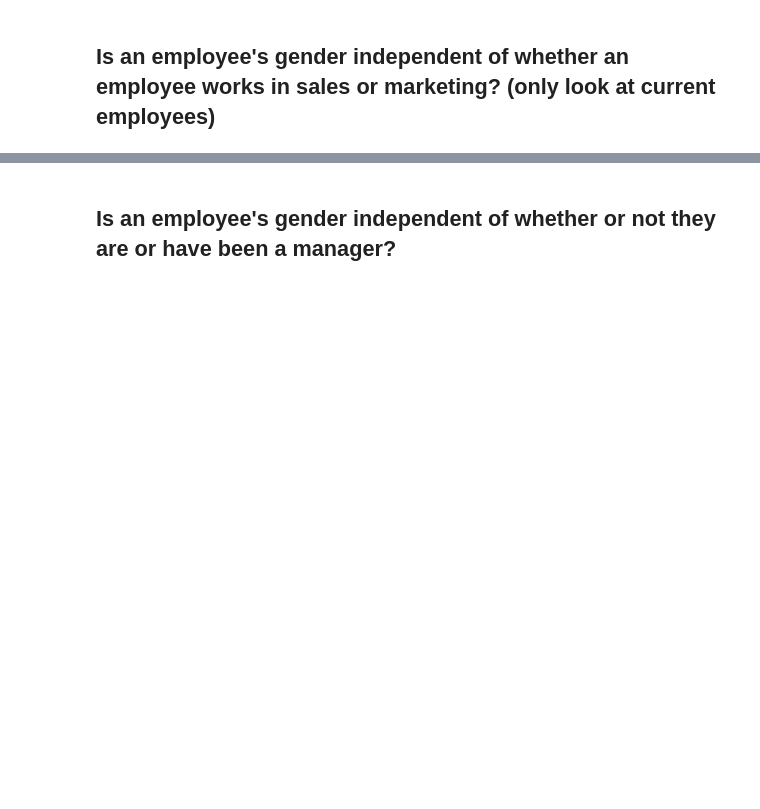
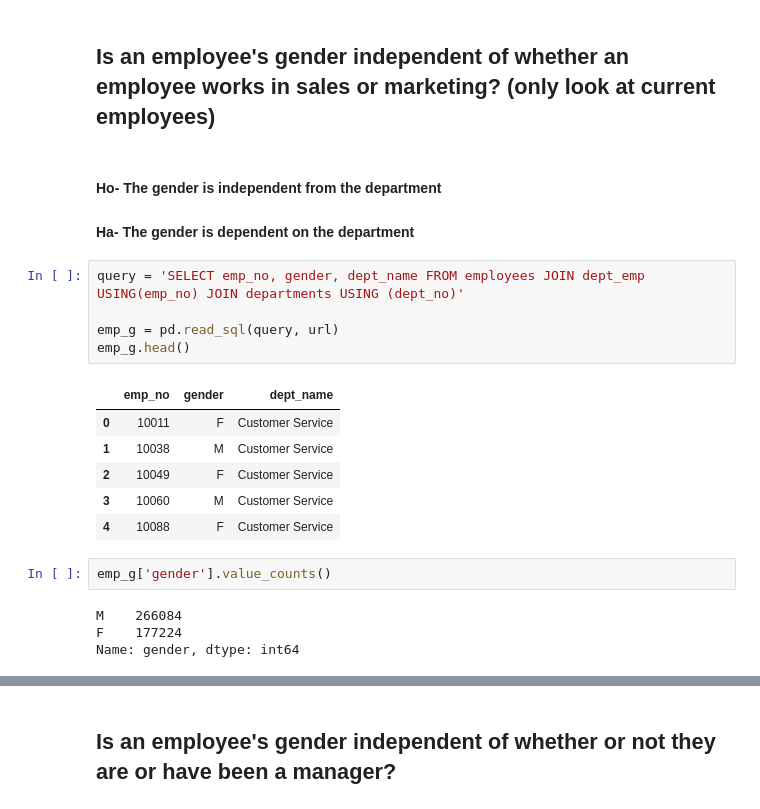
Before and after one commit to Andy-Jensen/statistics-exercises, a Jupyter notebook: hypothesis_testing.ipynb, the cells around one changed output, grey strips where cells are left out. Saved outputs shown, nothing was run; the diff lists cells and outputs as text; blank space fills up the shorter version.

```diff
--- a/hypothesis_testing.ipynb
+++ b/hypothesis_testing.ipynb
@@ -554,3 +700,24 @@ cddf
 # Use the data from the employees database to answer these questions:
 # %% [markdown]
 ## Is an employee's gender independent of whether an employee works in sales or marketing? (only look at current employees)
+# %% [markdown]
+#### Ho- The gender is independent from the department
+#### Ha- The gender is dependent on the department
+# %%
+query = 'SELECT emp_no, gender, dept_name FROM employees JOIN dept_emp USING(emp_no) JOIN departments USING (dept_no)'
+
+emp_g = pd.read_sql(query, url)
+emp_g.head()
+# %% [output]
+|  | emp_no | gender | dept_name |
+| 0 | 10011 | F | Customer Service |
+| 1 | 10038 | M | Customer Service |
+| 2 | 10049 | F | Customer Service |
+| 3 | 10060 | M | Customer Service |
+| 4 | 10088 | F | Customer Service |
+# %%
+emp_g['gender'].value_counts()
+# %% [output]
+M    266084
+F    177224
+Name: gender, dtype: int64
```
Also changed, not shown: parts of 32 cells of this notebook, 1 other file.
